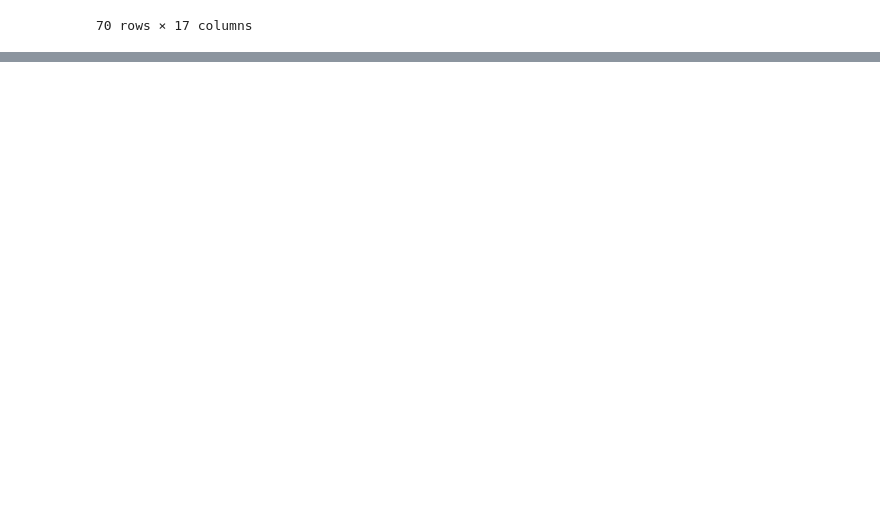
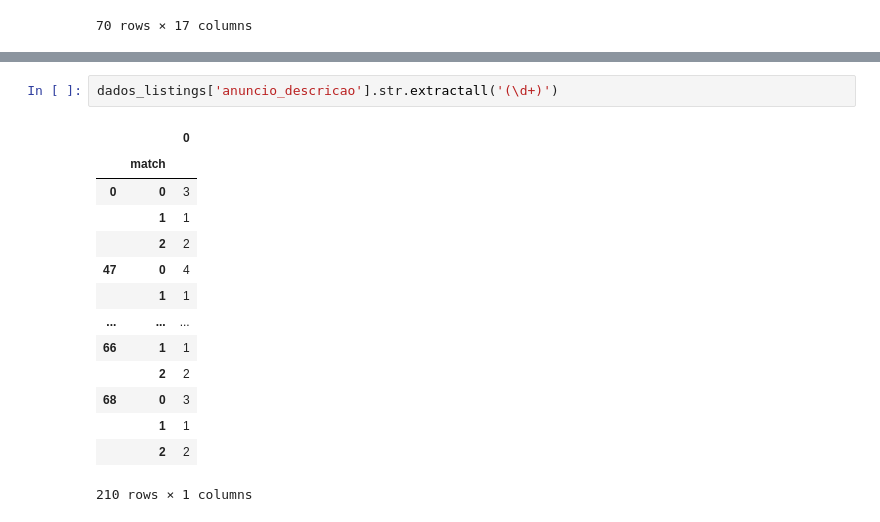
Before and after one commit to Facco-Bruno/Alura-Python, a Jupyter notebook: Pandas_Advanced.ipynb, the cells around one changed output, grey strips where cells are left out. Drawn from its saved outputs; the diff is of its cells as text; blank space fills up the shorter version.

```diff
--- a/Pandas_Advanced.ipynb
+++ b/Pandas_Advanced.ipynb
@@ -565,0 +580,17 @@ dados_listings
+# %%
+dados_listings['anuncio_descricao'].str.extractall('(\d+)')
+# %% [output]
+|  |  | 0 |
+|  | match |  |
+| 0 | 0 | 3 |
+|  | 1 | 1 |
+|  | 2 | 2 |
+| 47 | 0 | 4 |
+|  | 1 | 1 |
+| ... | ... | ... |
+| 66 | 1 | 1 |
+|  | 2 | 2 |
+| 68 | 0 | 3 |
+|  | 1 | 1 |
+|  | 2 | 2 |
+210 rows × 1 columns
```
Also changed, not shown: parts of 26 cells of this notebook.
